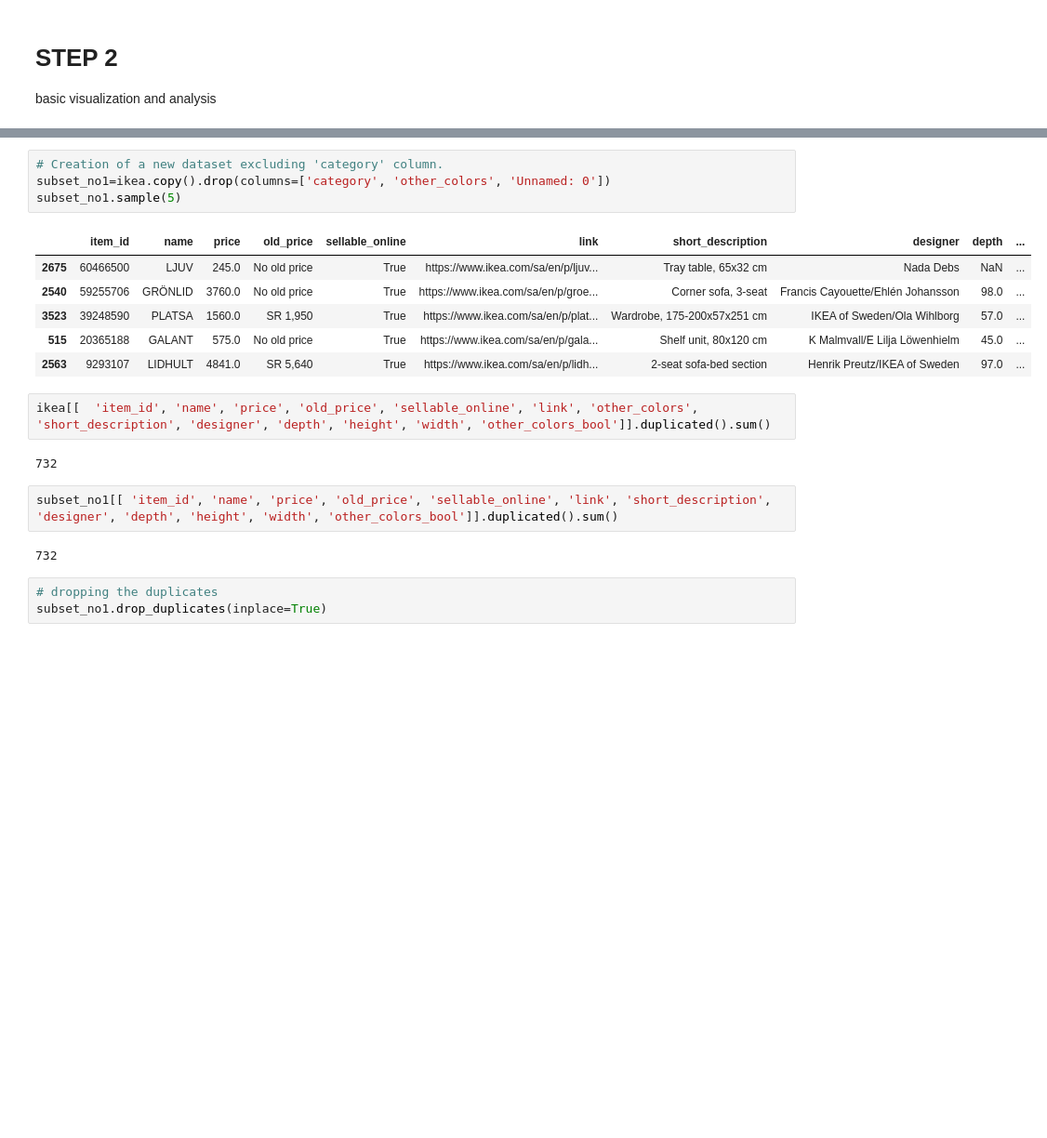
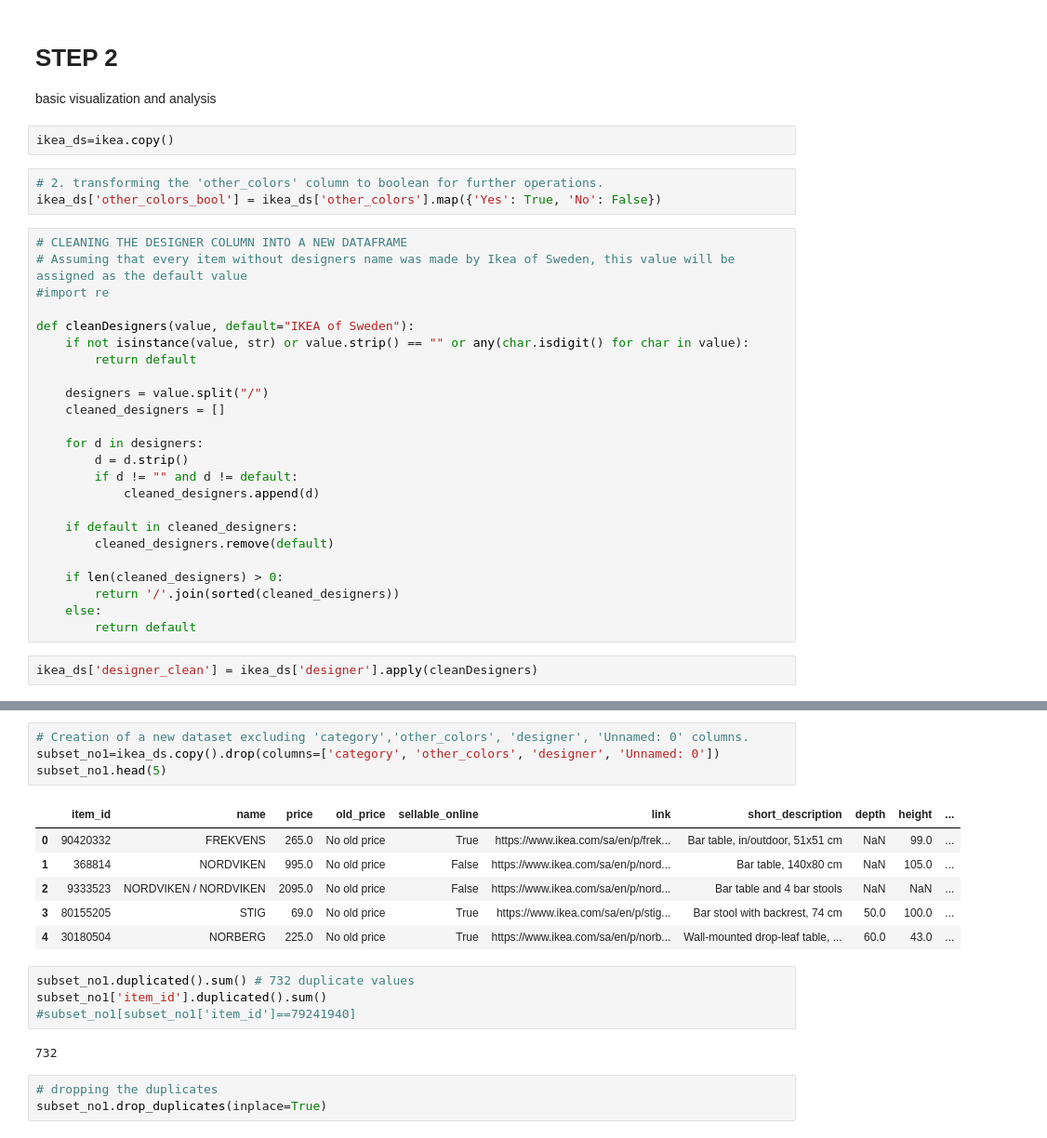
Before and after one commit to MarinaYurchenko/Python-Step-Project, a Jupyter notebook: Python Step project/Step.ipynb, the cells around one changed output, grey strips where cells are left out. Shown at 93% size. Drawn from its saved outputs; the diff is of its cells as text; blank space fills up the shorter version.

```diff
--- a/Python Step project/Step.ipynb
+++ b/Python Step project/Step.ipynb
@@ -190,3 +385,34 @@ Due to this primar research it is obvious that the main problems are the presenc
  # STEP 2
 
  basic visualization and analysis
+# %%
+ikea_ds=ikea.copy()
+# %%
+# 2. transforming the 'other_colors' column to boolean for further operations.
+ikea_ds['other_colors_bool'] = ikea_ds['other_colors'].map({'Yes': True, 'No': False})
+# %%
+# CLEANING THE DESIGNER COLUMN INTO A NEW DATAFRAME
+# Assuming that every item without designers name was made by Ikea of Sweden, this value will be assigned as the default value
+#import re
+
+def cleanDesigners(value, default="IKEA of Sweden"):
+    if not isinstance(value, str) or value.strip() == "" or any(char.isdigit() for char in value):
+        return default
+
+    designers = value.split("/")
+    cleaned_designers = []
+
+    for d in designers:
+        d = d.strip()
+        if d != "" and d != default:
+            cleaned_designers.append(d)
+
+    if default in cleaned_designers:
+        cleaned_designers.remove(default)
+
+    if len(cleaned_designers) > 0:
+        return '/'.join(sorted(cleaned_designers))
+    else:
+        return default
+# %%
+ikea_ds['designer_clean'] = ikea_ds['designer'].apply(cleanDesigners)
@@ -279,22 +561,20 @@ sns.distplot(ikea['price']);
 # %%
-# Creation of a new dataset excluding 'category' column.
-subset_no1=ikea.copy().drop(columns=['category', 'other_colors', 'Unnamed: 0'])
-subset_no1.sample(5)
+# Creation of a new dataset excluding 'category','other_colors', 'designer', 'Unnamed: 0' columns.
+subset_no1=ikea_ds.copy().drop(columns=['category', 'other_colors', 'designer', 'Unnamed: 0'])
+subset_no1.head(5)
 # %% [output]
-|  | item_id | name | price | old_price | sellable_online | link | short_description | designer | depth | ... |
-| 2675 | 60466500 | LJUV | 245.0 | No old price | True | https://www.ikea.com/sa/en/p/ljuv... | Tray table, 65x32 cm | Nada Debs | NaN | ... |
-| 2540 | 59255706 | GRÖNLID | 3760.0 | No old price | True | https://www.ikea.com/sa/en/p/groe... | Corner sofa, 3-seat | Francis Cayouette/Ehlén Johansson | 98.0 | ... |
-| 3523 | 39248590 | PLATSA | 1560.0 | SR 1,950 | True | https://www.ikea.com/sa/en/p/plat... | Wardrobe, 175-200x57x251 cm | IKEA of Sweden/Ola Wihlborg | 57.0 | ... |
-| 515 | 20365188 | GALANT | 575.0 | No old price | True | https://www.ikea.com/sa/en/p/gala... | Shelf unit, 80x120 cm | K Malmvall/E Lilja Löwenhielm | 45.0 | ... |
-| 2563 | 9293107 | LIDHULT | 4841.0 | SR 5,640 | True | https://www.ikea.com/sa/en/p/lidh... | 2-seat sofa-bed section | Henrik Preutz/IKEA of Sweden | 97.0 | ... |
+|  | item_id | name | price | old_price | sellable_online | link | short_description | depth | height | ... |
+| 0 | 90420332 | FREKVENS | 265.0 | No old price | True | https://www.ikea.com/sa/en/p/frek... | Bar table, in/outdoor, 51x51 cm | NaN | 99.0 | ... |
+| 1 | 368814 | NORDVIKEN | 995.0 | No old price | False | https://www.ikea.com/sa/en/p/nord... | Bar table, 140x80 cm | NaN | 105.0 | ... |
+| 2 | 9333523 | NORDVIKEN / NORDVIKEN | 2095.0 | No old price | False | https://www.ikea.com/sa/en/p/nord... | Bar table and 4 bar stools | NaN | NaN | ... |
+| 3 | 80155205 | STIG | 69.0 | No old price | True | https://www.ikea.com/sa/en/p/stig... | Bar stool with backrest, 74 cm | 50.0 | 100.0 | ... |
+| 4 | 30180504 | NORBERG | 225.0 | No old price | True | https://www.ikea.com/sa/en/p/norb... | Wall-mounted drop-leaf table, ... | 60.0 | 43.0 | ... |
-# %%
-ikea[[  'item_id', 'name', 'price', 'old_price', 'sellable_online', 'link', 'other_colors', 'short_description', 'designer', 'depth', 'height', 'width', 'other_colors_bool']].duplicated().sum()
-# %% [output]
-732
-# %%
-subset_no1[[ 'item_id',	'name',	'price', 'old_price', 'sellable_online', 'link', 'short_description', 'designer', 'depth', 'height', 'width', 'other_colors_bool']].duplicated().sum()
-# %% [output]
-732
+# %%
+subset_no1.duplicated().sum() # 732 duplicate values
+subset_no1['item_id'].duplicated().sum()
+#subset_no1[subset_no1['item_id']==79241940]
+# %% [output]
+732
 # %%
 # dropping the duplicates
 subset_no1.drop_duplicates(inplace=True)
```
Also changed, not shown: parts of 67 cells of this notebook.
